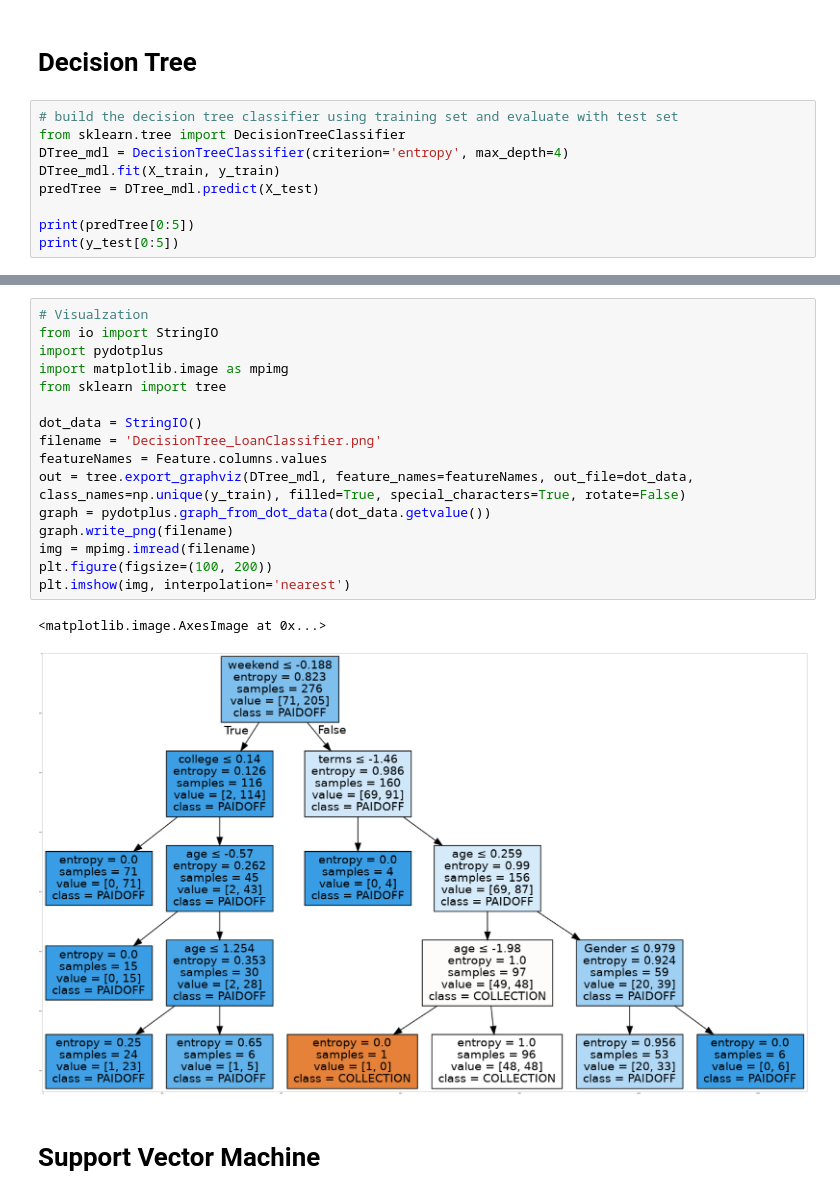
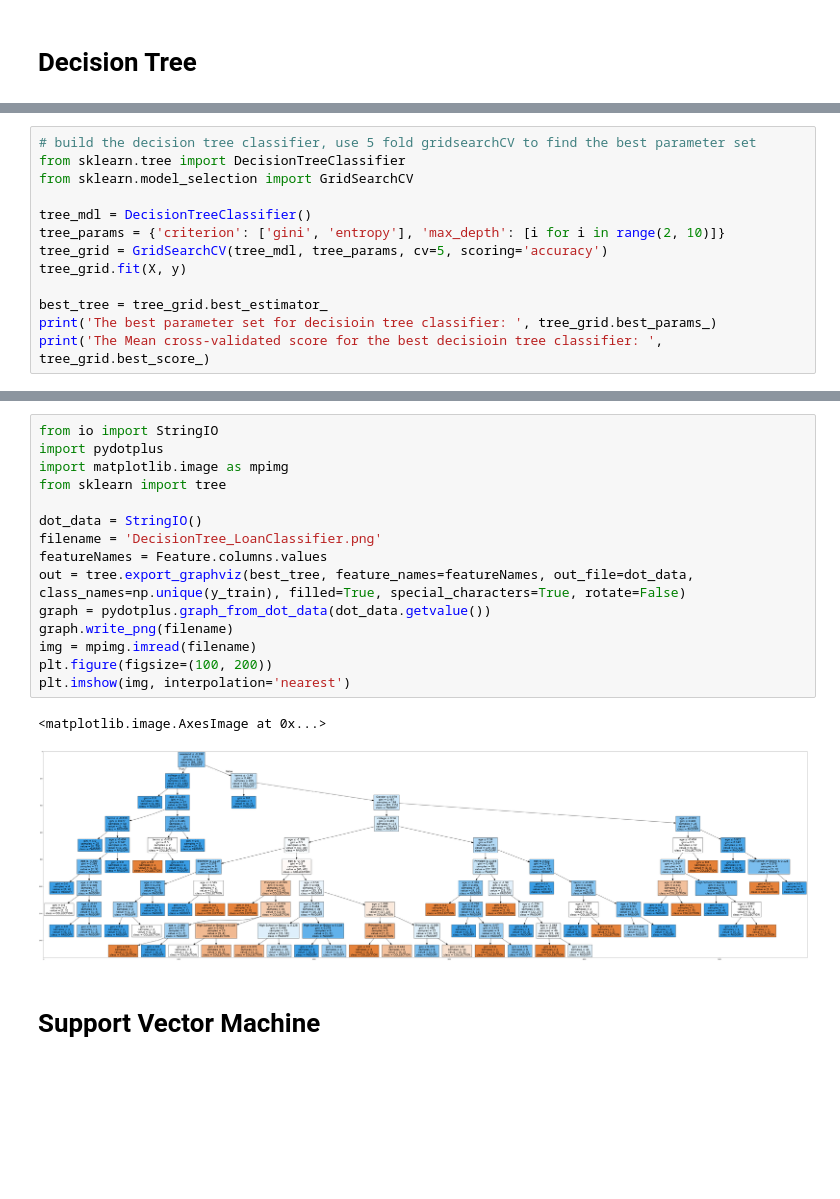
Before and after one commit to liuyiemily/IBM_Data-Science-Project, a Jupyter notebook: Loan Default Classifier.ipynb, the cells around one changed output, grey strips where cells are left out. Cells and saved outputs as stored; diff of their text form; blank space fills up the shorter version.

Commit message:
loan default classifier

```diff
--- a/Loan Default Classifier.ipynb
+++ b/Loan Default Classifier.ipynb
@@ -326,11 +342,2 @@ knn_mdl = KNeighborsClassifier(n_neighbors=7).fit(X_train, y_train)
 # %% [markdown]
 # Decision Tree
-# %%
-# build the decision tree classifier using training set and evaluate with test set
-from sklearn.tree import DecisionTreeClassifier
-DTree_mdl = DecisionTreeClassifier(criterion='entropy', max_depth=4)
-DTree_mdl.fit(X_train, y_train)
-predTree = DTree_mdl.predict(X_test)
-
-print(predTree[0:5])
-print(y_test[0:5])
@@ -344,0 +344,13 @@ Decision Tree Classifier's Accuracy: 0.6142857142857143
+# %%
+# build the decision tree classifier, use 5 fold gridsearchCV to find the best parameter set
+from sklearn.tree import DecisionTreeClassifier
+from sklearn.model_selection import GridSearchCV
+
+tree_mdl = DecisionTreeClassifier()
+tree_params = {'criterion': ['gini', 'entropy'], 'max_depth': [i for i in range(2, 10)]}
+tree_grid = GridSearchCV(tree_mdl, tree_params, cv=5, scoring='accuracy')
+tree_grid.fit(X, y)
+
+best_tree = tree_grid.best_estimator_
+print('The best parameter set for decisioin tree classifier: ', tree_grid.best_params_)
+print('The Mean cross-validated score for the best decisioin tree classifier: ', tree_grid.best_score_)
@@ -364,23 +381,22 @@ Preparing transaction: done
 Verifying transaction: done
 Executing transaction: done
 # %%
-# Visualzation
 from io import StringIO
 import pydotplus
 import matplotlib.image as mpimg
 from sklearn import tree
 
 dot_data = StringIO()
 filename = 'DecisionTree_LoanClassifier.png'
 featureNames = Feature.columns.values
-out = tree.export_graphviz(DTree_mdl, feature_names=featureNames, out_file=dot_data, class_names=np.unique(y_train), filled=True, special_characters=True, rotate=False)
+out = tree.export_graphviz(best_tree, feature_names=featureNames, out_file=dot_data, class_names=np.unique(y_train), filled=True, special_characters=True, rotate=False)
 graph = pydotplus.graph_from_dot_data(dot_data.getvalue())
 graph.write_png(filename)
 img = mpimg.imread(filename)
 plt.figure(figsize=(100, 200))
 plt.imshow(img, interpolation='nearest')
 # %% [output]
 <matplotlib.image.AxesImage at 0x...>
-[figure, old version]
+[figure, new version]
 # %% [markdown]
 # Support Vector Machine
```
Also changed, not shown: parts of 37 cells of this notebook.
